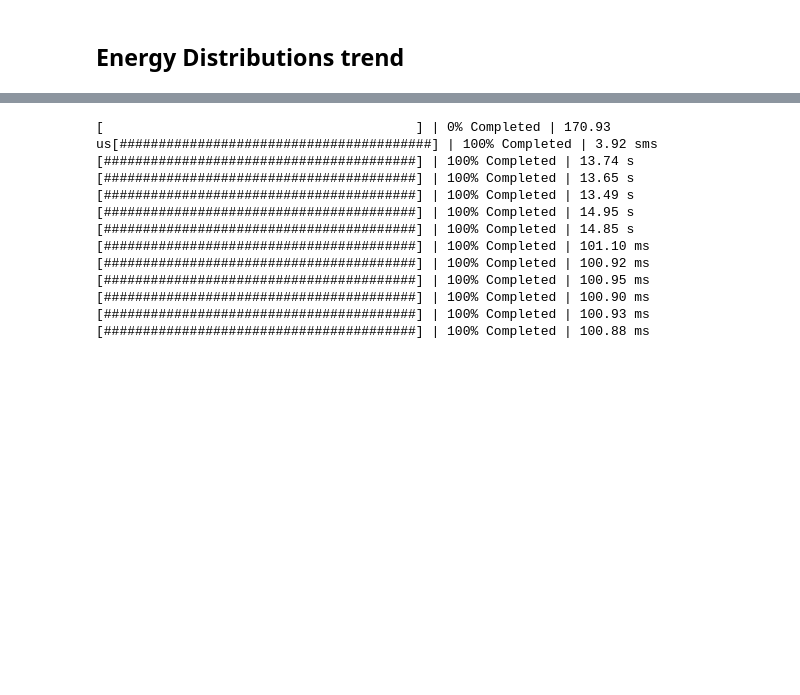
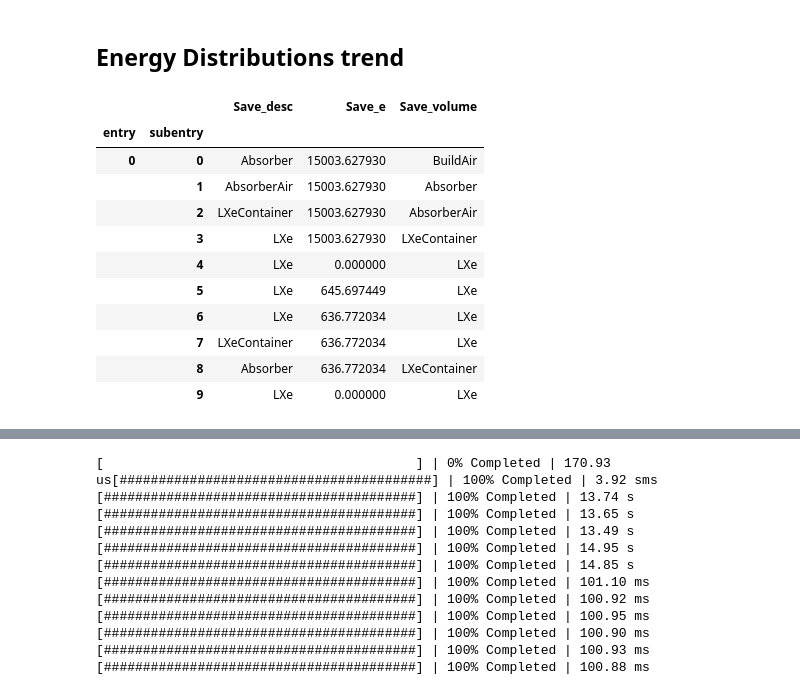
Before and after one commit to B-Koberg/XeSim, a Jupyter notebook: notebooks/Analysis.ipynb, the cells around one changed output, grey strips where cells are left out. Cells and saved outputs as stored; diff of their text form; code cells hidden in the pictures; blank space fills up the shorter version.

```diff
--- a/notebooks/Analysis.ipynb
+++ b/notebooks/Analysis.ipynb
@@ -374,6 +374,21 @@ da_processes['type_pri_id'] = ak.flatten(da_processes['type_pri_id'])
 df_pri = da.to_dataframe(da_processes[['e_pri','type_pri_id']])
 df_pri = df_pri[df_pri['type_pri_id'] == 2112]
 df = da.to_dataframe(da_processes[['Save_desc', 'Save_e', 'Save_volume']])
+# %%
+df.head(10)
+# %% [output]
+|  |  | Save_desc | Save_e | Save_volume |
+| entry | subentry |  |  |  |
+| 0 | 0 | Absorber | 15003.627930 | BuildAir |
+|  | 1 | AbsorberAir | 15003.627930 | Absorber |
+|  | 2 | LXeContainer | 15003.627930 | AbsorberAir |
+|  | 3 | LXe | 15003.627930 | LXeContainer |
+|  | 4 | LXe | 0.000000 | LXe |
+|  | 5 | LXe | 645.697449 | LXe |
+|  | 6 | LXe | 636.772034 | LXe |
+|  | 7 | LXeContainer | 636.772034 | LXe |
+|  | 8 | Absorber | 636.772034 | LXeContainer |
+|  | 9 | LXe | 0.000000 | LXe |
 # %%
 with ProgressBar():
     unique_save_desc = df['Save_desc'].unique().compute()
```
Also changed, not shown: parts of 14 cells of this notebook, 6 other files.
